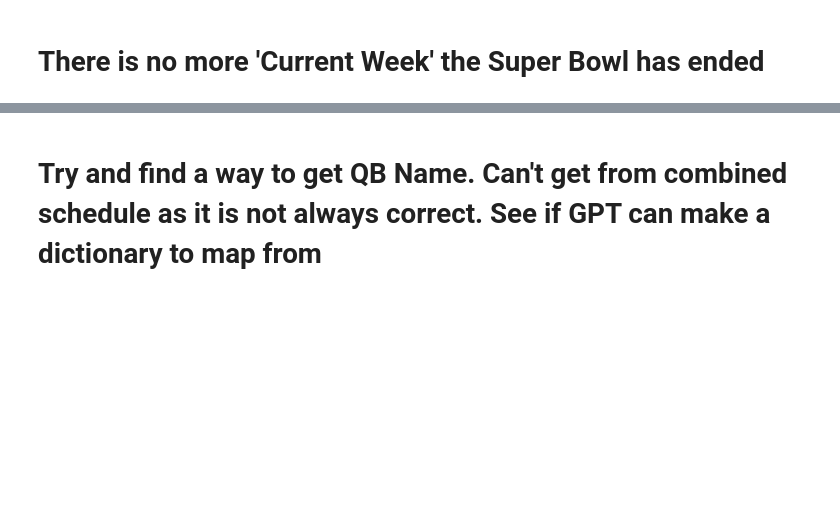
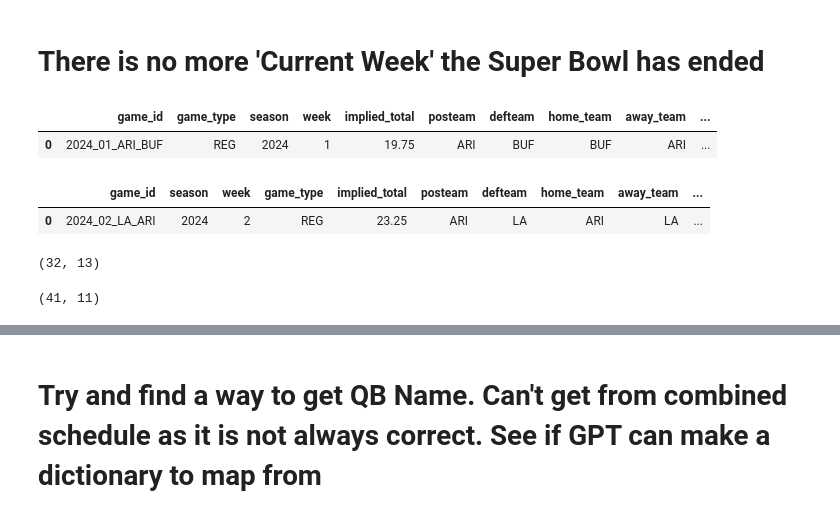
Before and after one commit to bhuggard/MidpointMadness, a Jupyter notebook: MidpointMadnessMainNotebookPostSeason.ipynb, the cells around one changed output, grey strips where cells are left out. Saved outputs shown, nothing was run; the diff lists cells and outputs as text; code cells hidden in the pictures; blank space fills up the shorter version.

```diff
--- a/MidpointMadnessMainNotebookPostSeason.ipynb
+++ b/MidpointMadnessMainNotebookPostSeason.ipynb
@@ -375,6 +370,12 @@ combined_schedule_df.head(1)
 # %% [output]
 |  | game_id | season | game_type | week | roof | surface | posteam | defteam | home_team | away_team | ... |
 | 0 | 2017_01_KC_NE | 2017 | REG | 1 | outdoors | fieldturf | KC | NE | NE | KC | ... |
+# %%
+week1fillers = pd.read_csv('NFL_Week_1_Passing_Yard_Props.csv')
+week1fillers.head(1)
+
+week1fillers.rename(columns={'passing_yard_ou' : 'pass_yards_ou'}, inplace=True)
+week1fillers['game_type'] = 'REG'
 # %%
 week1mustfill['home_team'] = week1mustfill.apply(lambda x: x['posteam'] if x['home_flag_passer'] else x['defteam'], axis=1)
 week1mustfill['away_team'] = week1mustfill.apply(lambda x: x['defteam'] if x['home_flag_passer'] else x['posteam'], axis=1)
@@ -385,6 +386,8 @@ newstartersmustfill['home_team'] = newstartersmustfill.apply(lambda x: x['postea
 newstartersmustfill['away_team'] = newstartersmustfill.apply(lambda x: x['defteam'] if x['home_flag_passer'] else x['posteam'], axis=1)
 
 newstartersmustfill = newstartersmustfill[['game_id', 'season', 'week', 'implied_total', 'posteam', 'defteam', 'home_team', 'away_team', 'passer_player_name', 'passing_yards']]
+# %%
+week1filled = week1mustfill.merge(week1fillers, on=['posteam', 'week', 'passer_player_name'], how='left')
 # %%
 filtered_with_ewma_it = filtered_with_ewma_it.dropna()
 # %% [markdown]
@@ -513,0 +508,4 @@ pyoe_list.sort_values(by='posteam', inplace=True)
+# %%
+week1filled = pd.merge(pyoe_list, week1filled, on='posteam', how='left')
+
+newstartersmustfill = pd.merge(pyoe_list, newstartersmustfill, on='posteam', how='left')
@@ -513,0 +518,18 @@ pyoe_list.sort_values(by='posteam', inplace=True)
+# %%
+week1filled.head(1)
+# %% [output]
+|  | game_id | game_type | season | week | implied_total | posteam | defteam | home_team | away_team | ... |
+| 0 | 2024_01_ARI_BUF | REG | 2024 | 1 | 19.75 | ARI | BUF | BUF | ARI | ... |
+# %%
+clean_predictions.head(1)
+# %% [output]
+|  | game_id | season | week | game_type | implied_total | posteam | defteam | home_team | away_team | ... |
+| 0 | 2024_02_LA_ARI | 2024 | 2 | REG | 23.25 | ARI | LA | ARI | LA | ... |
+# %%
+week1filled.shape
+# %% [output]
+(32, 13)
+# %%
+newstartersmustfill.shape
+# %% [output]
+(41, 11)
```
Also changed, not shown: parts of 24 cells of this notebook, 1 other file.
